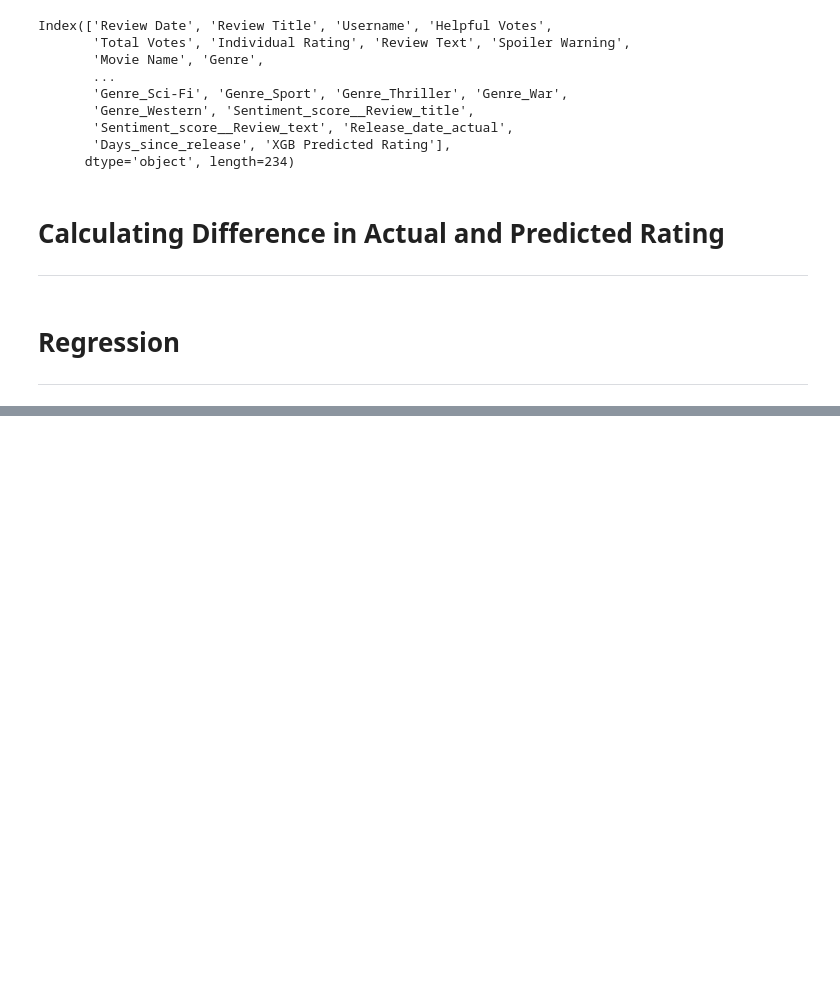
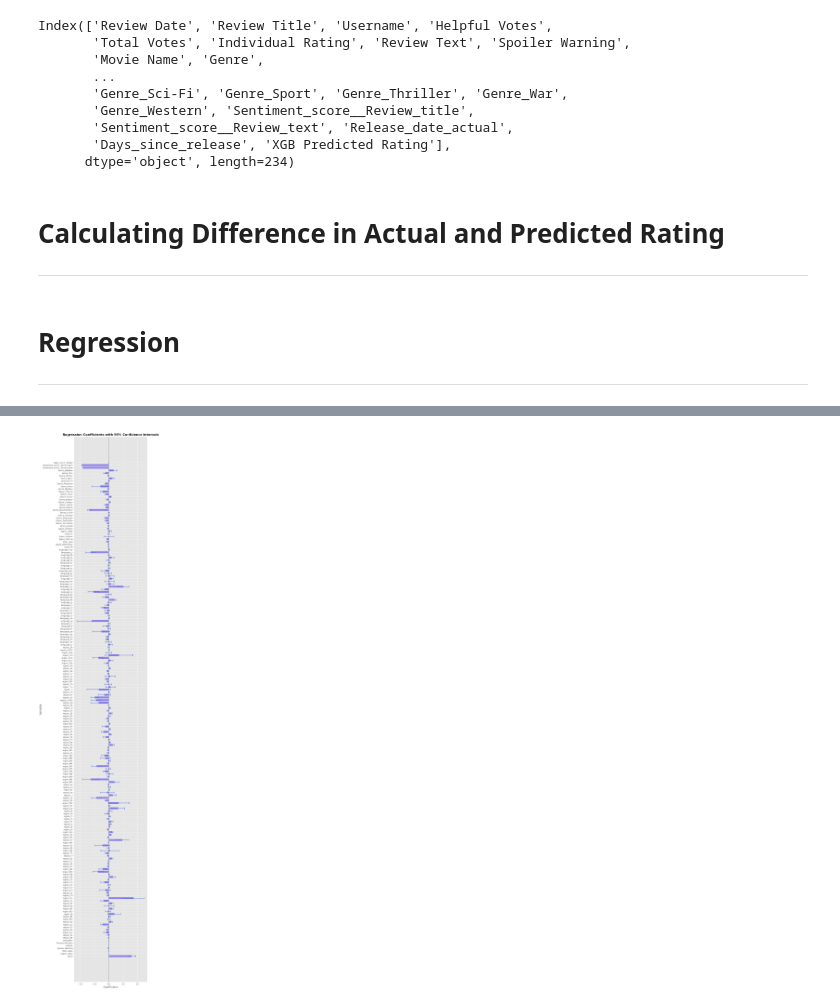
Before and after one commit to shreyashguptas/IMDb_movie_review_sentiment_analysis, a Jupyter notebook: IMDb_webscrapping_script.ipynb, the cells around one changed output, grey strips where cells are left out. Cells and saved outputs as stored; diff of their text form; code cells hidden in the pictures; blank space fills up the shorter version.

Commit message:
creating Box plots

```diff
--- a/IMDb_webscrapping_script.ipynb
+++ b/IMDb_webscrapping_script.ipynb
@@ -997,0 +1052,45 @@ Mean Squared Error (MSE) using Linear Regression: 6.870803244523014
+# %%
+import matplotlib.pyplot as plt
+
+# Extract coefficients and confidence intervals
+coef = results.params
+ci = results.conf_int(alpha=0.05)
+ci_lower = ci.iloc[:, 0]
+ci_upper = ci.iloc[:, 1]
+
+# Create the plot
+fig, ax = plt.subplots(figsize=(8, 40))
+
+# Customize colors
+color_bars = 'mediumslateblue'  # color for bars
+color_ci = 'royalblue'  # color for confidence intervals
+
+# Plot coefficients as bars
+ax.barh(range(len(coef)), coef, color=color_bars, alpha=0.8, height=0.7)
+
+# Plot confidence intervals as error bars
+ax.errorbar(coef, range(len(coef)), xerr=[coef - ci_lower, ci_upper - coef],
+            fmt='none', ecolor=color_ci, capsize=4, capthick=1.5)
+
+# Set x-axis limits with some padding
+plt.xlim(min(ci_lower) - 0.1, max(ci_upper) + 0.1)
+
+# Add vertical line at x=0
+ax.axvline(x=0, color='black', linewidth=1, linestyle='--', alpha=0.7)
+
+# Customize plot labels and titles
+ax.set_yticks(range(len(coef)))
+ax.set_yticklabels(results.params.index)
+ax.set_xlabel('Coefficient', fontsize=14)
+ax.set_ylabel('Variable', fontsize=14)
+ax.set_title('Regression Coefficients with 95% Confidence Intervals',
+             fontsize=16, fontweight='bold')
+
+# Customize plot style
+plt.style.use('ggplot')  # set plot style
+fig.tight_layout()  # adjust subplot params
+
+# Display the plot
+plt.show()
+# %% [output]
+[figure, added]
```
Also changed, not shown: parts of 5 cells of this notebook, 1 other file.
